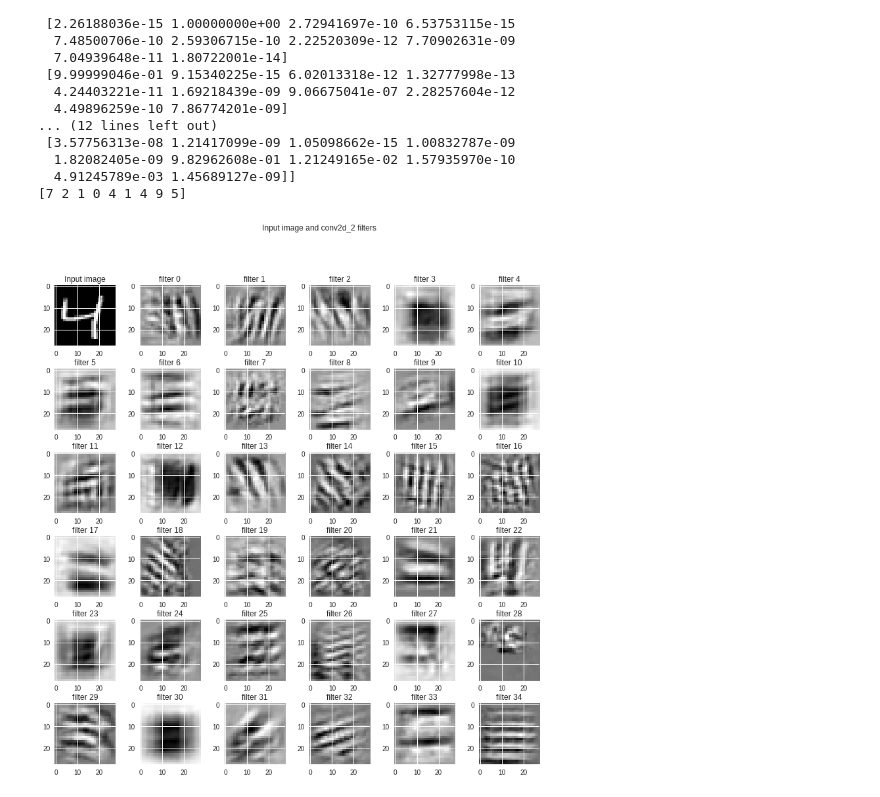
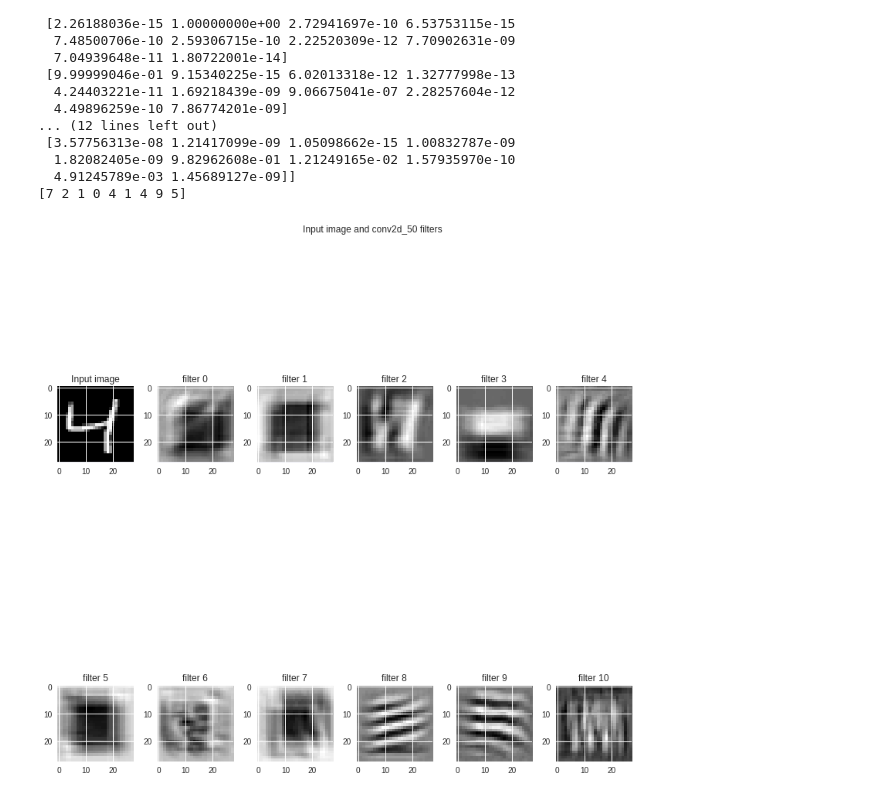
Before and after one commit to vpw/EIP2, a Jupyter notebook: DNN-2nd.ipynb, the cells around one changed output. Cells and saved outputs as stored; diff of their text form; code cells hidden in the pictures.

```diff
--- a/DNN-2nd.ipynb
+++ b/DNN-2nd.ipynb
@@ -116,3 +149,19 @@ _________________________________________________________________
 model.compile(loss='categorical_crossentropy',
              optimizer='adam',
              metrics=['accuracy'])
+# %%
+from keras.callbacks import EarlyStopping, ModelCheckpoint
+from keras.models import load_model
+
+earlyStopping=EarlyStopping(monitor='val_loss', patience=8, verbose=1, mode='max', min_delta=0)
+checkp=ModelCheckpoint(filepath='best_model.h5', monitor='val_loss', save_best_only=True)
+
+model.fit(X_train, Y_train, batch_size=512, nb_epoch=100, verbose=1,
+          callbacks=[earlyStopping, checkp],
+          #validation_split=0.3,
+          validation_data=(X_test, Y_test))
+          #shuffle=False)
+#, show_accuracy=True,
+#          class_weight=None, sample_weight=None)
+
+model = load_model(filepath='best_model.h5')
@@ -135,2 +202,29 @@ print(score)
 # %%
 y_pred = model.predict(X_test)
+y_predtr = model.predict(X_train)
+# %%
+#print y_pred.shape[0]
+#print Y_test[0]
+y_predc = [ np.argmax(x) for x in y_pred]
+y_predctr = [ np.argmax(x) for x in y_predtr]
+# %%
+mm=0
+#for i in range(y_pred.shape[0]):
+for i in range(y_predtr.shape[0]):
+  #if y_predc[i] != y_test[i]:
+  if y_predctr[i] != y_train[i]:
+    #print i, y_predc[i], y_test[i]
+
+    mm = mm % 25
+    if mm == 0:
+      fig, ax = plt.subplots(5,5)
+      fig.subplots_adjust(hspace=0.5, wspace=0.1)
+    #img=np.array(X_test[i]).reshape((1, 28, 28, 1)).astype(np.float64)
+    img=np.array(X_train[i]).reshape((1, 28, 28, 1)).astype(np.float64)
+    r,c = int(mm/5), mm%5
+    #print r,c
+    ax[r,c].imshow(img.reshape((28, 28)), cmap = 'gray')
+    ax[r,c].axis('off')
+    #ax[r,c].set_title('%d:%d / %d' % (i,y_test[i], y_predc[i]))
+    ax[r,c].set_title('%d:%d / %d' % (i,y_train[i], y_predctr[i]))
+    mm = mm + 1
@@ -202,32 +304,32 @@ def vis_img_in_filter(img = np.array(X_train[2]).reshape((1, 28, 28, 1)).astype(
 
         img_asc = np.array(img)
         # run gradient ascent for 20 steps
         for i in range(20):
             loss_value, grads_value = iterate([img_asc])
             img_asc += grads_value * step
 
         img_asc = img_asc[0]
         img_ascs.append(deprocess_image(img_asc).reshape((28, 28)))
 
     if layer_output.shape[3] >= 35:
         plot_x, plot_y = 6, 6
     elif layer_output.shape[3] >= 23:
         plot_x, plot_y = 4, 6
     elif layer_output.shape[3] >= 11:
         plot_x, plot_y = 2, 6
     else:
         plot_x, plot_y = 1, 2
     fig, ax = plt.subplots(plot_x, plot_y, figsize = (12, 12))
     ax[0, 0].imshow(img.reshape((28, 28)), cmap = 'gray')
     ax[0, 0].set_title('Input image')
     fig.suptitle('Input image and %s filters' % (layer_name,))
     fig.tight_layout(pad = 0.3, rect = [0, 0, 0.9, 0.9])
     for (x, y) in [(i, j) for i in range(plot_x) for j in range(plot_y)]:
         if x == 0 and y == 0:
             continue
         ax[x, y].imshow(img_ascs[x * plot_y + y - 1], cmap = 'gray')
         ax[x, y].set_title('filter %d' % (x * plot_y + y - 1))
 
-vis_img_in_filter(layer_name='conv2d_2')
+vis_img_in_filter(layer_name='conv2d_50')
 # %% [output]
-[figure, old version]
+[figure, new version]
```
Also changed, not shown: parts of 6 cells of this notebook.
